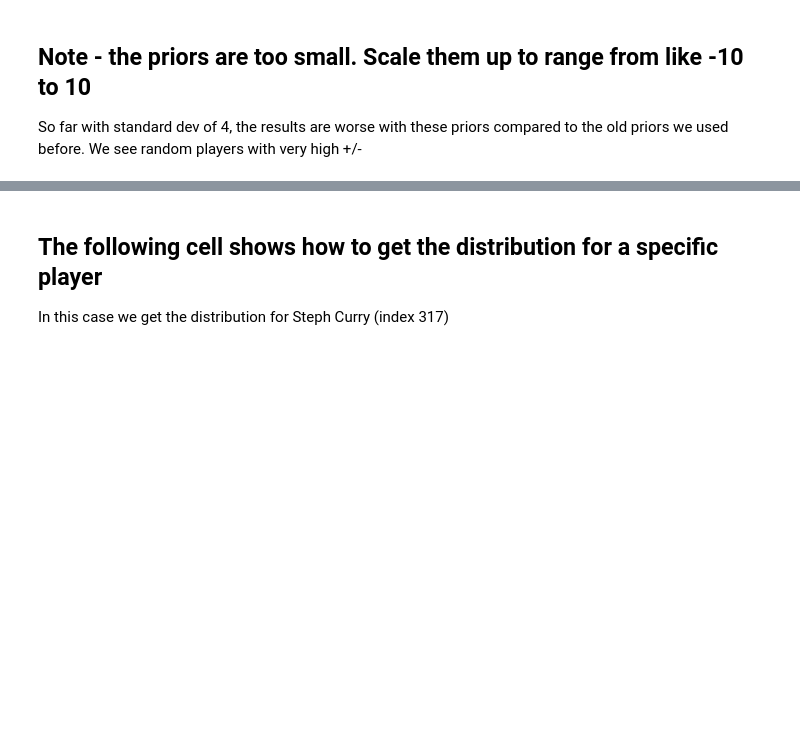
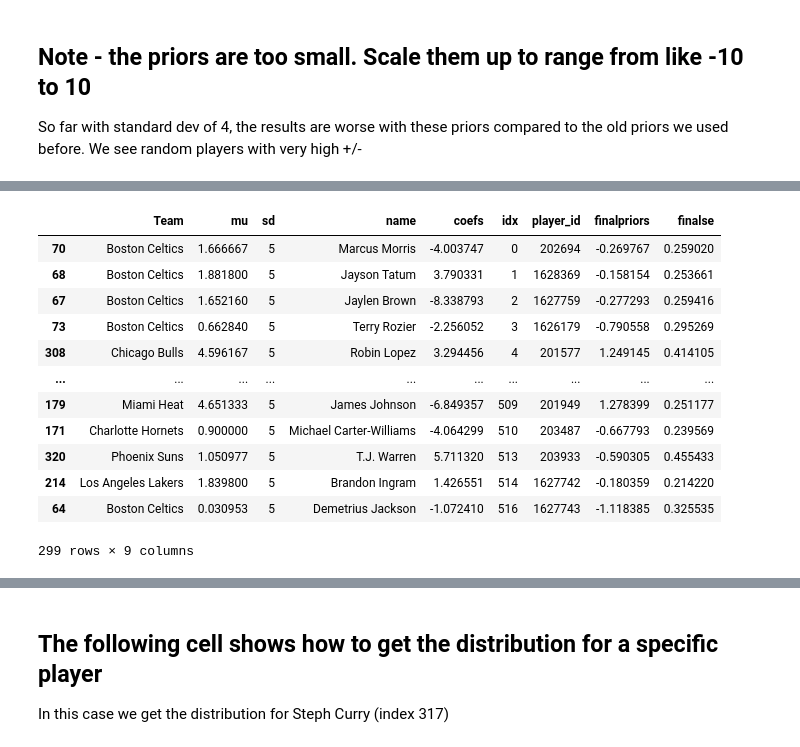
Before and after one commit to coly1119/NBA-Project, a Jupyter notebook: src/bayesian_regression_3.ipynb, the cells around one changed output, grey strips where cells are left out. Drawn from its saved outputs; the diff is of its cells as text; code cells hidden in the pictures; blank space fills up the shorter version.

```diff
--- a/src/bayesian_regression_3.ipynb
+++ b/src/bayesian_regression_3.ipynb
@@ -61,3 +75,30 @@ priors_df.sort_values(by = ['finalpriors']).tail(20)
+# %%
+# Now we need to go through priors_df and drop any rows that are for players with rookie contracts
+drop_lst = []
+
+for i in range(len(priors_df)):
+    cur_idx = priors_df.iloc[i]['idx']
+    if cur_idx in np.array(rookie_priors_df['idx']):
+        drop_lst.append(i) # add this index to the list of indexes to be dropped
+
+# priors_df.reset_index(drop = True, inplace = True)
+priors_df.drop(drop_lst, inplace = True)
+
+priors_df
+# %% [output]
+|  | Team | mu | sd | name | coefs | idx | player_id | finalpriors | finalse |
+| 70 | Boston Celtics | 1.666667 | 5 | Marcus Morris | -4.003747 | 0 | 202694 | -0.269767 | 0.259020 |
+| 68 | Boston Celtics | 1.881800 | 5 | Jayson Tatum | 3.790331 | 1 | 1628369 | -0.158154 | 0.253661 |
+| 67 | Boston Celtics | 1.652160 | 5 | Jaylen Brown | -8.338793 | 2 | 1627759 | -0.277293 | 0.259416 |
+| 73 | Boston Celtics | 0.662840 | 5 | Terry Rozier | -2.256052 | 3 | 1626179 | -0.790558 | 0.295269 |
+| 308 | Chicago Bulls | 4.596167 | 5 | Robin Lopez | 3.294456 | 4 | 201577 | 1.249145 | 0.414105 |
+| ... | ... | ... | ... | ... | ... | ... | ... | ... | ... |
+| 179 | Miami Heat | 4.651333 | 5 | James Johnson | -6.849357 | 509 | 201949 | 1.278399 | 0.251177 |
+| 171 | Charlotte Hornets | 0.900000 | 5 | Michael Carter-Williams | -4.064299 | 510 | 203487 | -0.667793 | 0.239569 |
+| 320 | Phoenix Suns | 1.050977 | 5 | T.J. Warren | 5.711320 | 513 | 203933 | -0.590305 | 0.455433 |
+| 214 | Los Angeles Lakers | 1.839800 | 5 | Brandon Ingram | 1.426551 | 514 | 1627742 | -0.180359 | 0.214220 |
+| 64 | Boston Celtics | 0.030953 | 5 | Demetrius Jackson | -1.072410 | 516 | 1627743 | -1.118385 | 0.325535 |
+299 rows × 9 columns
 # %%
 # Note - priors_df is missing any players with no contract data due to name inconsistencies. We will fill them in with zero means here
 prior_means = np.zeros(529)
```
Also changed, not shown: parts of 22 cells of this notebook.
